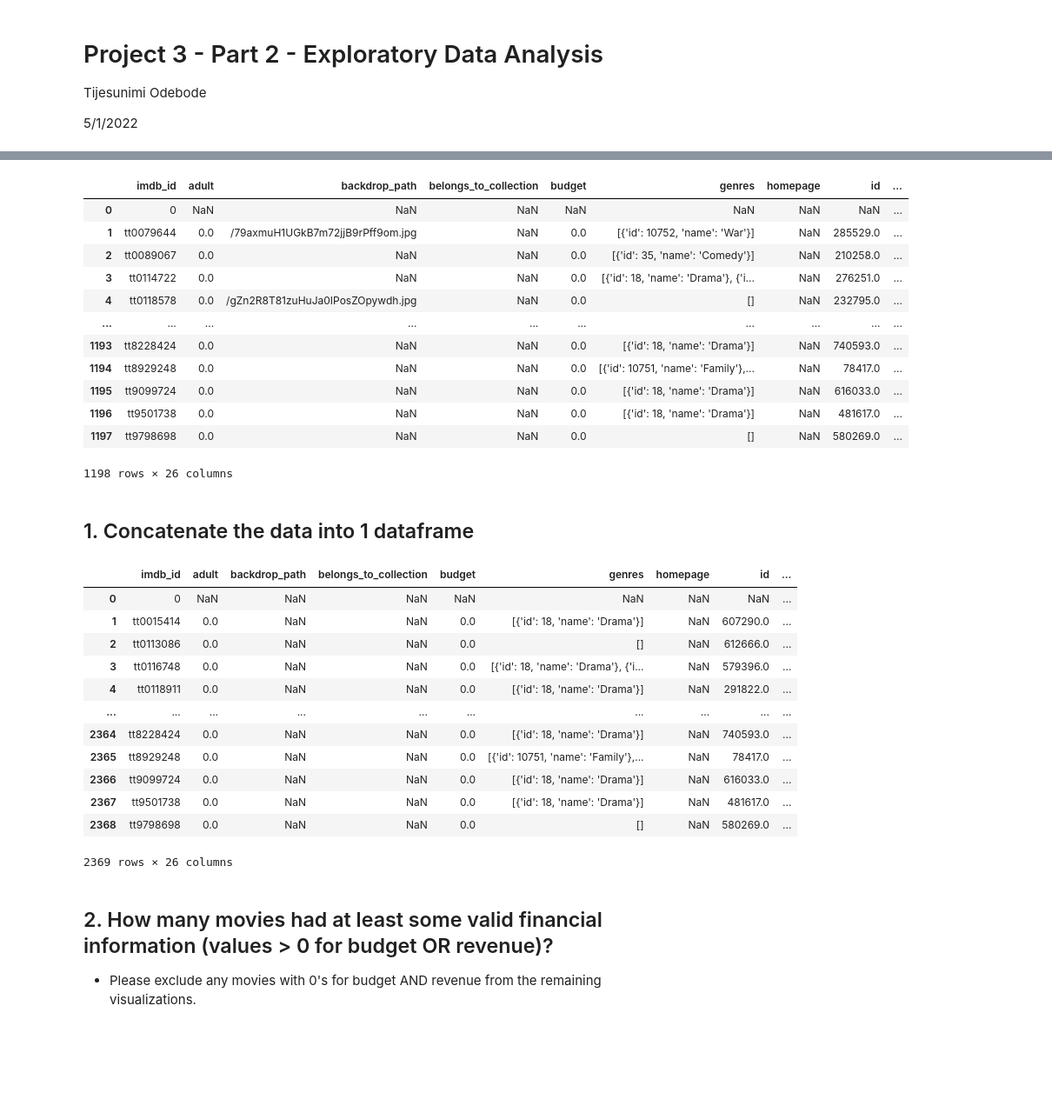
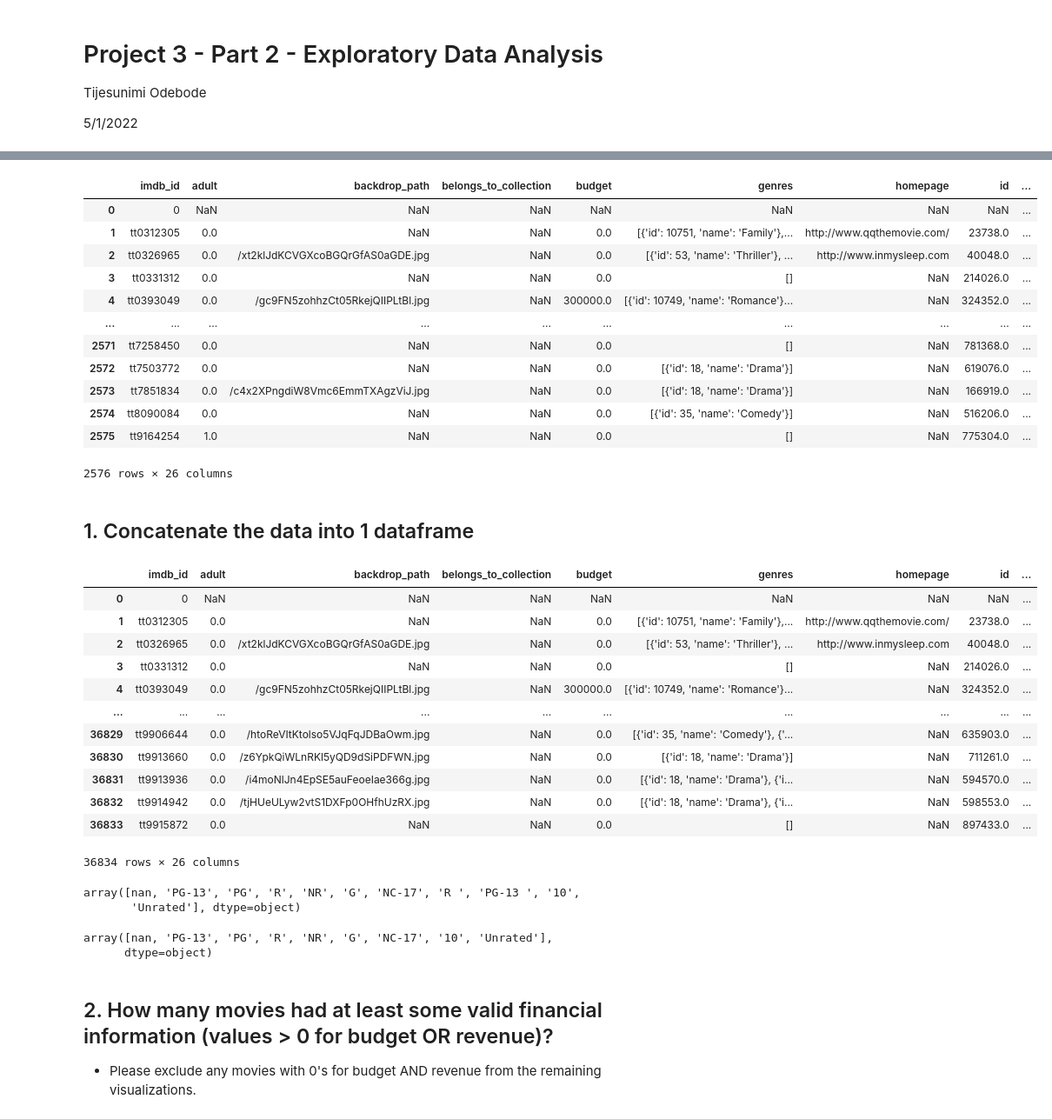
Before and after one commit to todebode/IMDB-Movies, a Jupyter notebook: Project 3 - Part 2 - Exploratory Data Analysis.ipynb, the cells around one changed output, grey strips where cells are left out. Shown: that part at 87% size. Drawn from its saved outputs; the diff is of its cells as text; code cells hidden in the pictures; blank space fills up the shorter version.

```diff
--- a/Project 3 - Part 2 - Exploratory Data Analysis.ipynb
+++ b/Project 3 - Part 2 - Exploratory Data Analysis.ipynb
@@ -15,6 +15,13 @@ import os, json, math, time
 from yelpapi import YelpAPI
 from tqdm.notebook import tqdm_notebook
 # %%
-tmd_2000 = pd.read_csv("Data/final_tmdb_data_2000.csv.gz", low_memory = False)
-tmd_2001 = pd.read_csv("Data/final_tmdb_data_2001.csv.gz", low_memory = False)
-tmd_2000
+tmd_2010 = pd.read_csv("Data2/final_tmdb_data_2010.csv.gz", low_memory = False)
+tmd_2011 = pd.read_csv("Data2/final_tmdb_data_2011.csv.gz", low_memory = False)
+tmd_2012 = pd.read_csv("Data2/final_tmdb_data_2012.csv.gz", low_memory = False)
+tmd_2013 = pd.read_csv("Data2/final_tmdb_data_2013.csv.gz", low_memory = False)
+tmd_2014 = pd.read_csv("Data2/final_tmdb_data_2014.csv.gz", low_memory = False)
+tmd_2015 = pd.read_csv("Data2/final_tmdb_data_2015.csv.gz", low_memory = False)
+tmd_2016 = pd.read_csv("Data2/final_tmdb_data_2016.csv.gz", low_memory = False)
+tmd_2017 = pd.read_csv("Data2/final_tmdb_data_2017.csv.gz", low_memory = False)
+tmd_2018 = pd.read_csv("Data2/final_tmdb_data_2018.csv.gz", low_memory = False)
+tmd_2019 = pd.read_csv("Data2/final_tmdb_data_2019.csv.gz", low_memory = False)
@@ -35,40 +28,54 @@ tmd_2000
 # %%
-tmd_2001
+tmd_2010
 # %% [output]
 |  | imdb_id | adult | backdrop_path | belongs_to_collection | budget | genres | homepage | id | ... |
 | 0 | 0 | NaN | NaN | NaN | NaN | NaN | NaN | NaN | ... |
-| 1 | tt0079644 | 0.0 | /79axmuH1UGkB7m72jjB9rPff9om.jpg | NaN | 0.0 | [{'id': 10752, 'name': 'War'}] | NaN | 285529.0 | ... |
-| 2 | tt0089067 | 0.0 | NaN | NaN | 0.0 | [{'id': 35, 'name': 'Comedy'}] | NaN | 210258.0 | ... |
-| 3 | tt0114722 | 0.0 | NaN | NaN | 0.0 | [{'id': 18, 'name': 'Drama'}, {'i... | NaN | 276251.0 | ... |
-| 4 | tt0118578 | 0.0 | /gZn2R8T81zuHuJa0IPosZOpywdh.jpg | NaN | 0.0 | [] | NaN | 232795.0 | ... |
+| 1 | tt0312305 | 0.0 | NaN | NaN | 0.0 | [{'id': 10751, 'name': 'Family'},... | http://www.qqthemovie.com/ | 23738.0 | ... |
+| 2 | tt0326965 | 0.0 | /xt2klJdKCVGXcoBGQrGfAS0aGDE.jpg | NaN | 0.0 | [{'id': 53, 'name': 'Thriller'}, ... | http://www.inmysleep.com | 40048.0 | ... |
+| 3 | tt0331312 | 0.0 | NaN | NaN | 0.0 | [] | NaN | 214026.0 | ... |
+| 4 | tt0393049 | 0.0 | /gc9FN5zohhzCt05RkejQIIPLtBl.jpg | NaN | 300000.0 | [{'id': 10749, 'name': 'Romance'}... | NaN | 324352.0 | ... |
 | ... | ... | ... | ... | ... | ... | ... | ... | ... | ... |
-| 1193 | tt8228424 | 0.0 | NaN | NaN | 0.0 | [{'id': 18, 'name': 'Drama'}] | NaN | 740593.0 | ... |
-| 1194 | tt8929248 | 0.0 | NaN | NaN | 0.0 | [{'id': 10751, 'name': 'Family'},... | NaN | 78417.0 | ... |
-| 1195 | tt9099724 | 0.0 | NaN | NaN | 0.0 | [{'id': 18, 'name': 'Drama'}] | NaN | 616033.0 | ... |
-| 1196 | tt9501738 | 0.0 | NaN | NaN | 0.0 | [{'id': 18, 'name': 'Drama'}] | NaN | 481617.0 | ... |
-| 1197 | tt9798698 | 0.0 | NaN | NaN | 0.0 | [] | NaN | 580269.0 | ... |
+| 2571 | tt7258450 | 0.0 | NaN | NaN | 0.0 | [] | NaN | 781368.0 | ... |
+| 2572 | tt7503772 | 0.0 | NaN | NaN | 0.0 | [{'id': 18, 'name': 'Drama'}] | NaN | 619076.0 | ... |
+| 2573 | tt7851834 | 0.0 | /c4x2XPngdiW8Vmc6EmmTXAgzViJ.jpg | NaN | 0.0 | [{'id': 18, 'name': 'Drama'}] | NaN | 166919.0 | ... |
+| 2574 | tt8090084 | 0.0 | NaN | NaN | 0.0 | [{'id': 35, 'name': 'Comedy'}] | NaN | 516206.0 | ... |
+| 2575 | tt9164254 | 1.0 | NaN | NaN | 0.0 | [] | NaN | 775304.0 | ... |
-1198 rows × 26 columns
+2576 rows × 26 columns
 # %% [markdown]
 ## 1. Concatenate the data into 1 dataframe
 # %%
 ## Concatenate the data into 1 dataframe.
-tmd_movies = pd.concat([tmd_2000, tmd_2001],
+tmd_movies = pd.concat([tmd_2010, tmd_2011, tmd_2012, tmd_2013, tmd_2014,
+                        tmd_2015, tmd_2016, tmd_2017, tmd_2018, tmd_2019],
                       ignore_index=True)
 display(tmd_movies)
 # %% [output]
 |  | imdb_id | adult | backdrop_path | belongs_to_collection | budget | genres | homepage | id | ... |
 | 0 | 0 | NaN | NaN | NaN | NaN | NaN | NaN | NaN | ... |
-| 1 | tt0015414 | 0.0 | NaN | NaN | 0.0 | [{'id': 18, 'name': 'Drama'}] | NaN | 607290.0 | ... |
-| 2 | tt0113086 | 0.0 | NaN | NaN | 0.0 | [] | NaN | 612666.0 | ... |
-| 3 | tt0116748 | 0.0 | NaN | NaN | 0.0 | [{'id': 18, 'name': 'Drama'}, {'i... | NaN | 579396.0 | ... |
-| 4 | tt0118911 | 0.0 | NaN | NaN | 0.0 | [{'id': 18, 'name': 'Drama'}] | NaN | 291822.0 | ... |
+| 1 | tt0312305 | 0.0 | NaN | NaN | 0.0 | [{'id': 10751, 'name': 'Family'},... | http://www.qqthemovie.com/ | 23738.0 | ... |
+| 2 | tt0326965 | 0.0 | /xt2klJdKCVGXcoBGQrGfAS0aGDE.jpg | NaN | 0.0 | [{'id': 53, 'name': 'Thriller'}, ... | http://www.inmysleep.com | 40048.0 | ... |
+| 3 | tt0331312 | 0.0 | NaN | NaN | 0.0 | [] | NaN | 214026.0 | ... |
+| 4 | tt0393049 | 0.0 | /gc9FN5zohhzCt05RkejQIIPLtBl.jpg | NaN | 300000.0 | [{'id': 10749, 'name': 'Romance'}... | NaN | 324352.0 | ... |
 | ... | ... | ... | ... | ... | ... | ... | ... | ... | ... |
-| 2364 | tt8228424 | 0.0 | NaN | NaN | 0.0 | [{'id': 18, 'name': 'Drama'}] | NaN | 740593.0 | ... |
-| 2365 | tt8929248 | 0.0 | NaN | NaN | 0.0 | [{'id': 10751, 'name': 'Family'},... | NaN | 78417.0 | ... |
-| 2366 | tt9099724 | 0.0 | NaN | NaN | 0.0 | [{'id': 18, 'name': 'Drama'}] | NaN | 616033.0 | ... |
-| 2367 | tt9501738 | 0.0 | NaN | NaN | 0.0 | [{'id': 18, 'name': 'Drama'}] | NaN | 481617.0 | ... |
-| 2368 | tt9798698 | 0.0 | NaN | NaN | 0.0 | [] | NaN | 580269.0 | ... |
+| 36829 | tt9906644 | 0.0 | /htoReVItKtolso5VJqFqJDBaOwm.jpg | NaN | 0.0 | [{'id': 35, 'name': 'Comedy'}, {'... | NaN | 635903.0 | ... |
+| 36830 | tt9913660 | 0.0 | /z6YpkQiWLnRKl5yQD9dSiPDFWN.jpg | NaN | 0.0 | [{'id': 18, 'name': 'Drama'}] | NaN | 711261.0 | ... |
+| 36831 | tt9913936 | 0.0 | /i4moNlJn4EpSE5auFeoeIae366g.jpg | NaN | 0.0 | [{'id': 18, 'name': 'Drama'}, {'i... | NaN | 594570.0 | ... |
+| 36832 | tt9914942 | 0.0 | /tjHUeULyw2vtS1DXFp0OHfhUzRX.jpg | NaN | 0.0 | [{'id': 18, 'name': 'Drama'}, {'i... | NaN | 598553.0 | ... |
+| 36833 | tt9915872 | 0.0 | NaN | NaN | 0.0 | [] | NaN | 897433.0 | ... |
-2369 rows × 26 columns
+36834 rows × 26 columns
+# %%
+tmd_movies['certification'].unique()
+# %% [output]
+array([nan, 'PG-13', 'PG', 'R', 'NR', 'G', 'NC-17', 'R ', 'PG-13 ', '10',
+       'Unrated'], dtype=object)
+# %%
+# The following code for replacing multiple characters at once was adapted from:
+# https://www.geeksforgeeks.org/python-replace-multiple-characters-at-once/
+tmd_movies['certification'] = tmd_movies['certification'].replace('R ','R').replace('PG-13 ', 'PG-13')
+tmd_movies['certification'].unique()
+# %% [output]
+array([nan, 'PG-13', 'PG', 'R', 'NR', 'G', 'NC-17', '10', 'Unrated'],
+      dtype=object)
 # %% [markdown]
 ## 2. How many movies had at least some valid financial information (values > 0 for budget OR revenue)?
 
```
Also changed, not shown: parts of 9 cells of this notebook, 30 other files.
